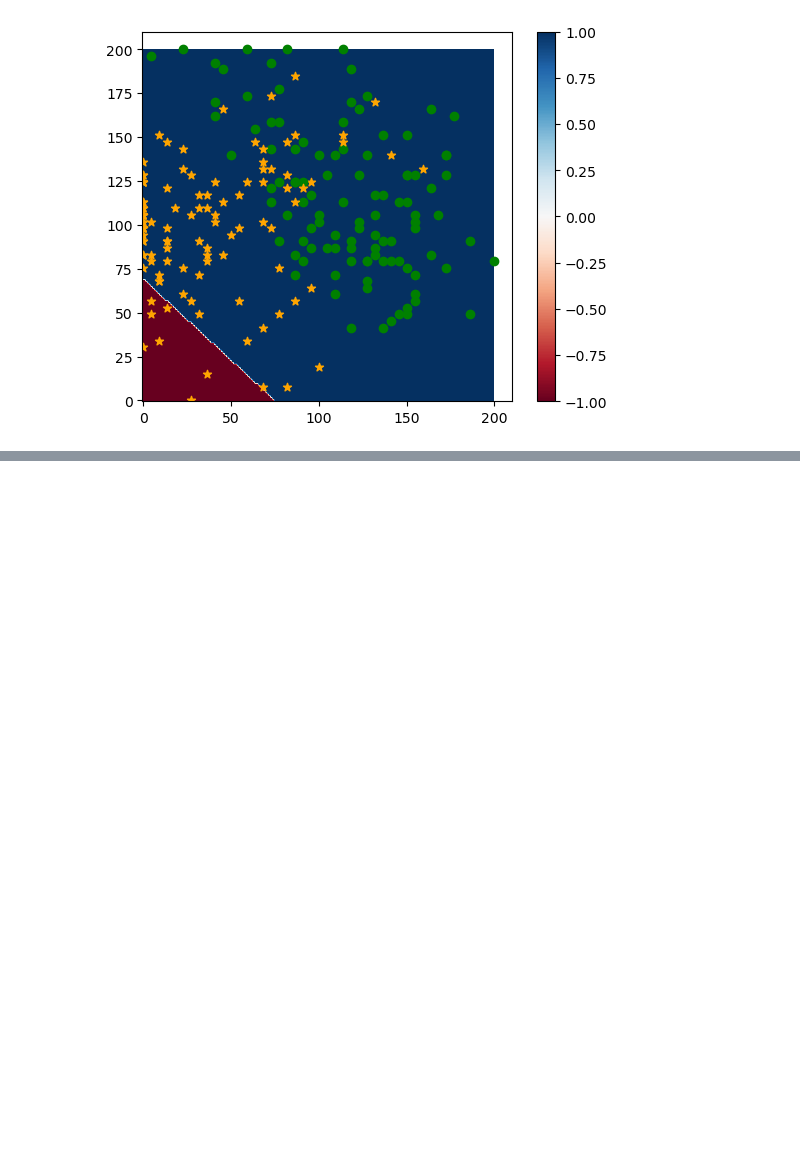
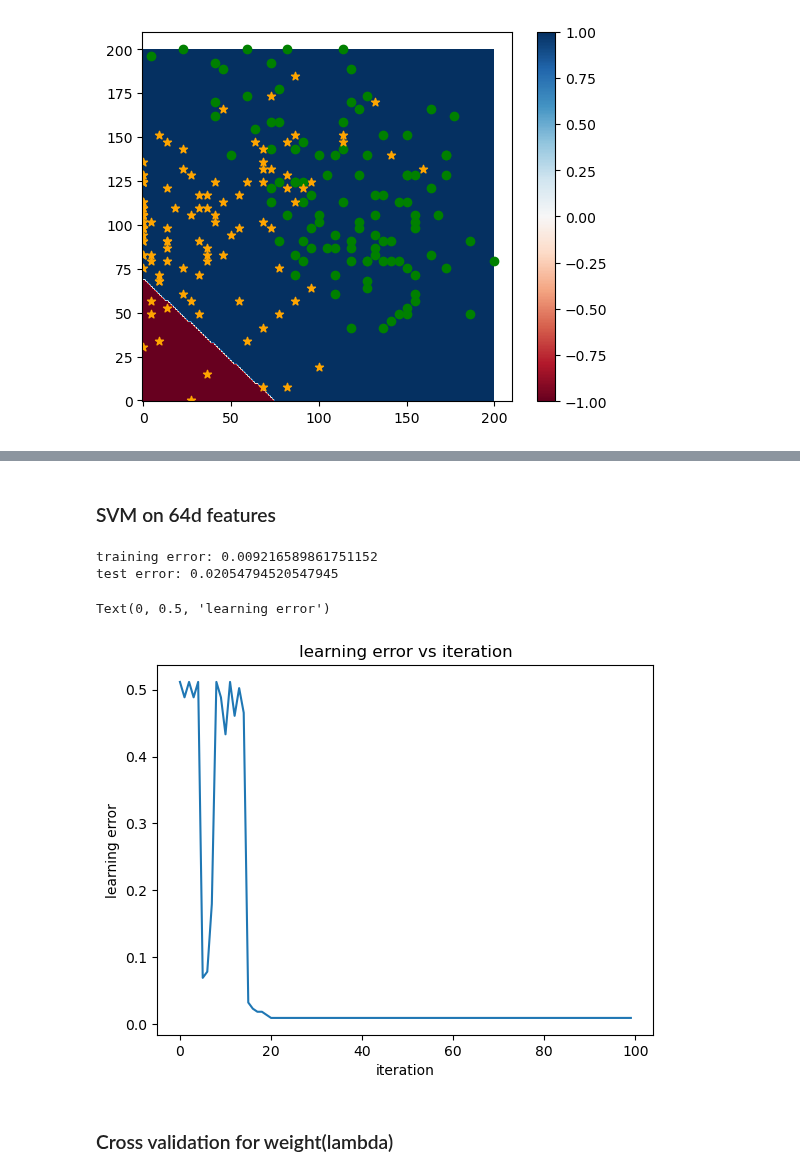
Before and after one commit to Lennox-Elaphurus/ML-Essentials-homework, a Jupyter notebook: Lennox/exercise 1/exercise1.ipynb, the cells around one changed output, grey strips where cells are left out. Cells and saved outputs as stored; diff of their text form; code cells hidden in the pictures; blank space fills up the shorter version.

```diff
--- a/Lennox/exercise 1/exercise1.ipynb
+++ b/Lennox/exercise 1/exercise1.ipynb
@@ -261,0 +338,25 @@ plt.show()
+# %% [markdown]
+### SVM on 64d features
+# %%
+beta,b,errors = fit_svm(X_train,y_train)
+# print(beta,b)
+
+train_labels = predict_svm(beta,b,X_train)
+test_labels = predict_svm(beta,b,X_test)
+
+training_error = abs(train_labels - y_train).sum()/(2*len(y_train))
+test_error = abs(test_labels - y_test).sum()/(2*len(y_test))
+print(f"training error: {training_error}")
+print(f"test error: {test_error}")
+
+plt.plot(range(len(errors)),errors)
+plt.title("learning error vs iteration")
+plt.xlabel("iteration")
+plt.ylabel("learning error")
+# %% [output]
+training error: 0.009216589861751152
+test error: 0.02054794520547945
+Text(0, 0.5, 'learning error')
+[figure, added]
+# %% [markdown]
+### Cross validation for weight(lambda)
```
Also changed, not shown: parts of 8 cells of this notebook, 1 other file.
